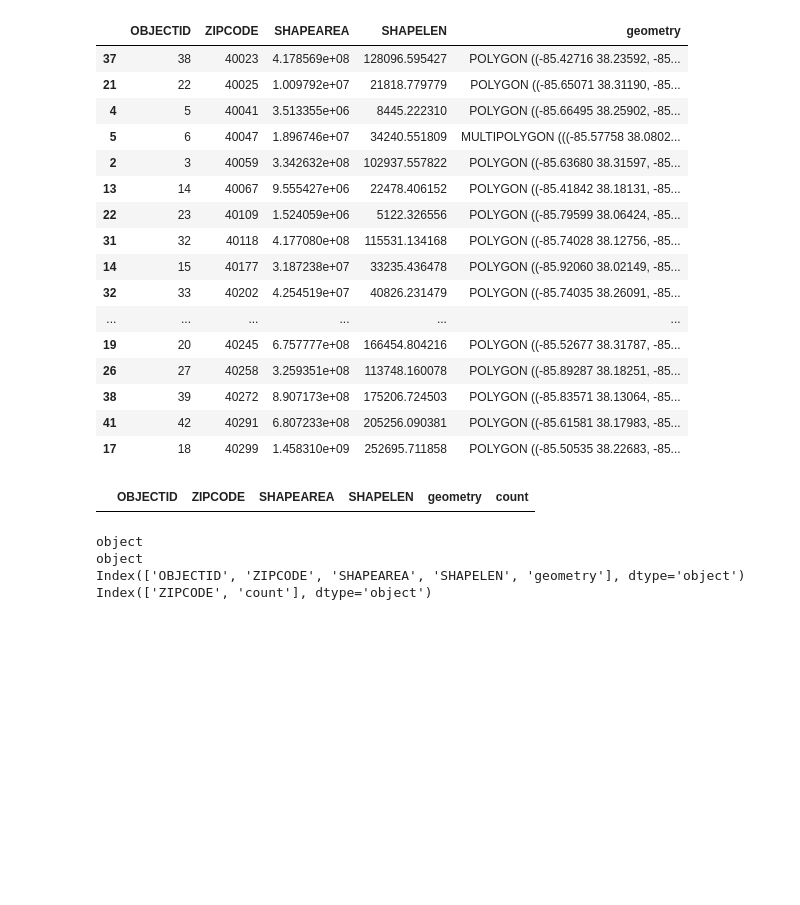
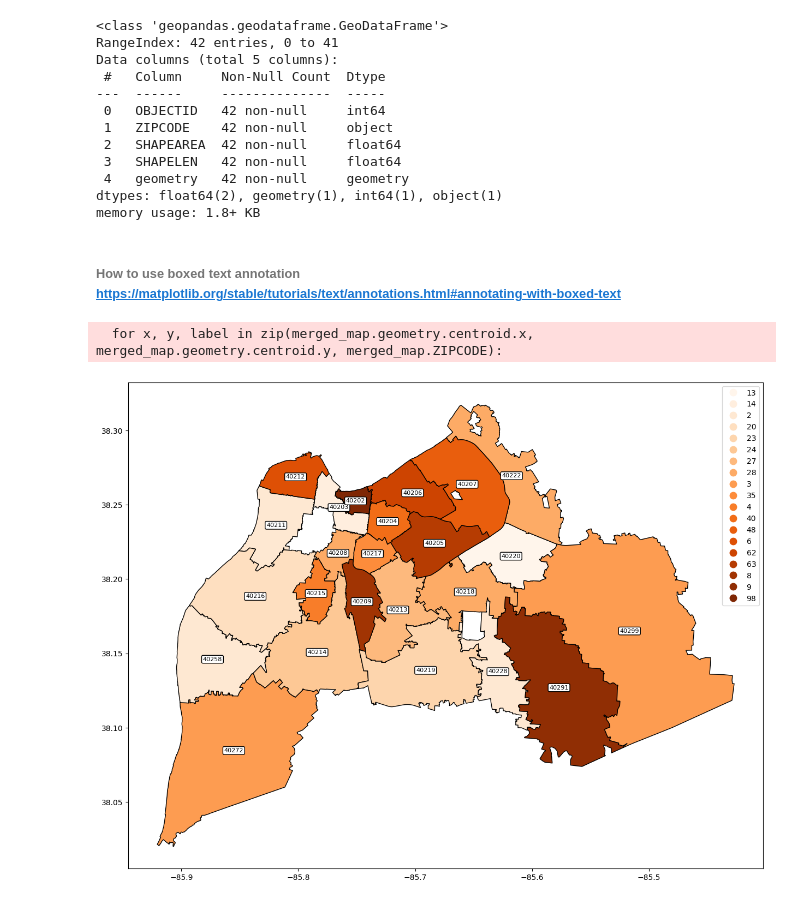
Before and after one commit to mary-vo/inspection, a Jupyter notebook: shapefile/shapefile.ipynb, the cells around one changed output. Saved outputs shown, nothing was run; the diff lists cells and outputs as text; code cells hidden in the pictures; blank space fills up the shorter version.

Commit message:
update louisville map

```diff
--- a/shapefile/shapefile.ipynb
+++ b/shapefile/shapefile.ipynb
@@ -7,46 +7,44 @@ import matplotlib
 louisville_zip_map = gpd.read_file('Jefferson_County_KY_ZIP_Codes.shp')
 # louisville_zip_map['ZIPCODE_length'] = louisville_zip_map['ZIPCODE'].astype(str).str.len()
 louisville_zip_map.sort_values(by='ZIPCODE')
+louisville_zip_map.info()
 # %% [output]
-|  | OBJECTID | ZIPCODE | SHAPEAREA | SHAPELEN | geometry |
-| 37 | 38 | 40023 | 4.178569e+08 | 128096.595427 | POLYGON ((-85.42716 38.23592, -85... |
-| 21 | 22 | 40025 | 1.009792e+07 | 21818.779779 | POLYGON ((-85.65071 38.31190, -85... |
-| 4 | 5 | 40041 | 3.513355e+06 | 8445.222310 | POLYGON ((-85.66495 38.25902, -85... |
-| 5 | 6 | 40047 | 1.896746e+07 | 34240.551809 | MULTIPOLYGON (((-85.57758 38.0802... |
-| 2 | 3 | 40059 | 3.342632e+08 | 102937.557822 | POLYGON ((-85.63680 38.31597, -85... |
-| 13 | 14 | 40067 | 9.555427e+06 | 22478.406152 | POLYGON ((-85.41842 38.18131, -85... |
-| 22 | 23 | 40109 | 1.524059e+06 | 5122.326556 | POLYGON ((-85.79599 38.06424, -85... |
-| 31 | 32 | 40118 | 4.177080e+08 | 115531.134168 | POLYGON ((-85.74028 38.12756, -85... |
-| 14 | 15 | 40177 | 3.187238e+07 | 33235.436478 | POLYGON ((-85.92060 38.02149, -85... |
-| 32 | 33 | 40202 | 4.254519e+07 | 40826.231479 | POLYGON ((-85.74035 38.26091, -85... |
-| ... | ... | ... | ... | ... | ... |
-| 19 | 20 | 40245 | 6.757777e+08 | 166454.804216 | POLYGON ((-85.52677 38.31787, -85... |
-| 26 | 27 | 40258 | 3.259351e+08 | 113748.160078 | POLYGON ((-85.89287 38.18251, -85... |
-| 38 | 39 | 40272 | 8.907173e+08 | 175206.724503 | POLYGON ((-85.83571 38.13064, -85... |
-| 41 | 42 | 40291 | 6.807233e+08 | 205256.090381 | POLYGON ((-85.61581 38.17983, -85... |
-| 17 | 18 | 40299 | 1.458310e+09 | 252695.711858 | POLYGON ((-85.50535 38.22683, -85... |
+<class 'geopandas.geodataframe.GeoDataFrame'>
+RangeIndex: 42 entries, 0 to 41
+Data columns (total 5 columns):
+ #   Column     Non-Null Count  Dtype
+---  ------     --------------  -----
+ 0   OBJECTID   42 non-null     int64
+ 1   ZIPCODE    42 non-null     object
+ 2   SHAPEAREA  42 non-null     float64
+ 3   SHAPELEN   42 non-null     float64
+ 4   geometry   42 non-null     geometry
+dtypes: float64(2), geometry(1), int64(1), object(1)
+memory usage: 1.8+ KB
+# %% [markdown]
+###### How to use boxed text annotation <br> https://matplotlib.org/stable/tutorials/text/annotations.html#annotating-with-boxed-text
 # %%
 path = os.path.join('..','merged_output_masked.xlsx')
 restaurants_df = pd.read_excel(path)
-restaurants_df = restaurants_df['zip'].value_counts().reset_index().rename(columns={'zip':'ZIPCODE'}).astype(object).sort_values(by='ZIPCODE')
+restaurants_df = restaurants_df['zip'].value_counts().reset_index().rename(columns={'zip':'ZIPCODE'}).astype(str).sort_values(by='ZIPCODE')
 # restaurants_df['ZIPCODE_length'] = restaurants_df['ZIPCODE'].astype(str).str.len()
 restaurants_df
 # restaurants_df.info()
 
 merged_map = louisville_zip_map.merge(restaurants_df,on='ZIPCODE')
-# # # merged_map = louisville_zip_map.merge(restaurants_df, left_on='ZIPCODE', right_on='zip')
-merged_map.head()
-# merged_map.plot(column='count', legend=True)
+
+fig, ax = plt.subplots(figsize=(15, 20))
+merged_map.plot(column='count', cmap='Oranges', legend=True, ax=ax, edgecolor='black')
+
+for x, y, label in zip(merged_map.geometry.centroid.x, merged_map.geometry.centroid.y, merged_map.ZIPCODE):
+    ax.annotate(label, xy=(x, y), xytext=(0, 0), textcoords="offset points", ha='center', va='center', fontsize=8,
+                bbox=dict(boxstyle="round,pad=0.3", fc="white", ec="black"))
 # %% [output]
-|  | OBJECTID | ZIPCODE | SHAPEAREA | SHAPELEN | geometry | count |
+  for x, y, label in zip(merged_map.geometry.centroid.x, merged_map.geometry.centroid.y, merged_map.ZIPCODE):
+[figure, added]
 # %%
 print(louisville_zip_map['ZIPCODE'].dtypes)
 print(restaurants_df['ZIPCODE'].dtypes)
 
 print(louisville_zip_map.columns)
 print(restaurants_df.columns)
-# %% [output]
-object
-object
-Index(['OBJECTID', 'ZIPCODE', 'SHAPEAREA', 'SHAPELEN', 'geometry'], dtype='object')
-Index(['ZIPCODE', 'count'], dtype='object')
```
Also changed, not shown: parts of 1 cell of this notebook, 1 other file.
